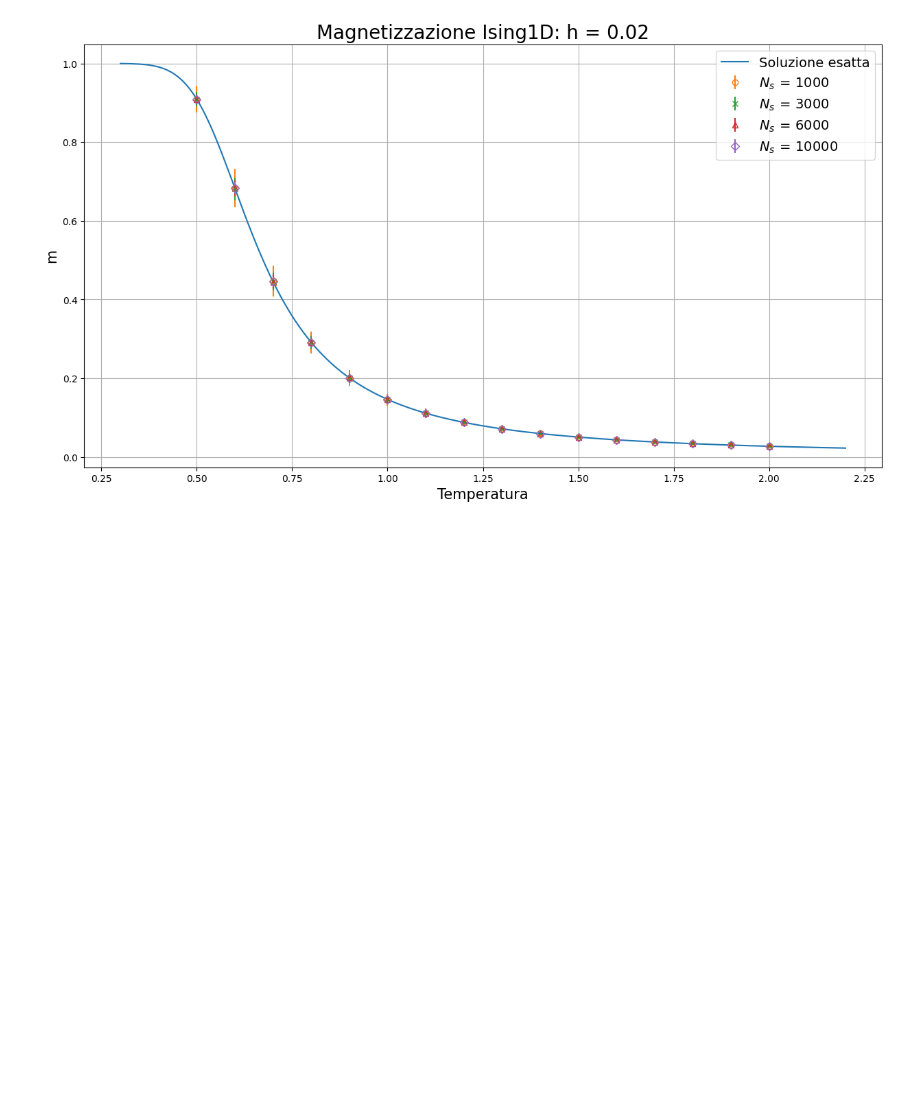
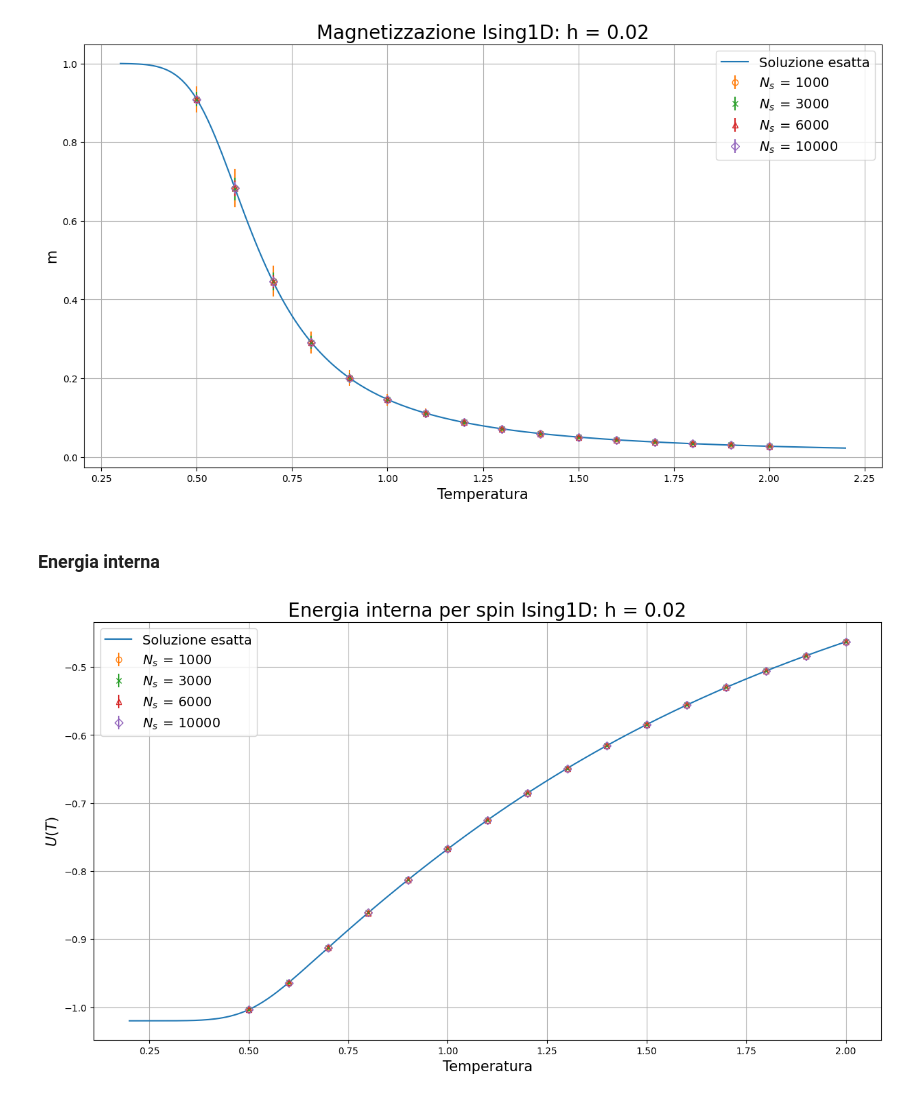
Before and after one commit to Negrini085/Simulazione-di-Materia-Condensata, a Jupyter notebook: Approfondimento/Presentazione/Immagini/grafici.ipynb, the cells around one changed output. Saved outputs shown, nothing was run; the diff lists cells and outputs as text; code cells hidden in the pictures; blank space fills up the shorter version.

```diff
--- a/Approfondimento/Presentazione/Immagini/grafici.ipynb
+++ b/Approfondimento/Presentazione/Immagini/grafici.ipynb
@@ -416,3 +444,39 @@ plt.grid(True)
 plt.show()
 # %% [output]
 [figure]
+# %% [markdown]
+### Energia interna
+# %%
+T = np.linspace(0.2, 2.0, 200)
+beta = 1/T
+h = 0.02
+J = 1.0
+
+rad = np.sqrt(np.exp(-2 * beta * J) + np.exp(2 * beta * J) * pow(np.sinh(beta * h), 2))
+
+l1 = np.exp(beta * J) * np.cosh(beta * h) + rad
+term1 = np.exp(beta * J) * (J * np.cosh(beta * h) + h * np.sinh(beta * h))
+term2 = -2 * J * np.exp(-2 * beta * J) + 2 * J * np.exp(2 * beta * J) * pow(np.sinh(beta * h), 2) + 2 * h * np.exp(2 * beta * J) * np.sinh(beta * h) * np.cosh(beta * h)
+
+ene = - (1/l1) * (term1 + term2/(2 * rad))
+
+
+fig = plt.figure(figsize = (15, 8))
+
+plt.plot(T, ene, label = 'Soluzione esatta')
+
+plt.errorbar(t_camp, ene_m_1000, yerr = ene_m_1000_err, linestyle = 'None', fmt = 'o', markerfacecolor='none', label = r'$N_{s}\,=\,1000$')
+plt.errorbar(t_camp, ene_m_3000, yerr = ene_m_3000_err, linestyle = 'None', fmt = 'x', markerfacecolor='none', label = r'$N_{s}\,=\,3000$')
+plt.errorbar(t_camp, ene_m_6000, yerr = ene_m_6000_err, linestyle = 'None', fmt = '^', markerfacecolor='none', label = r'$N_{s}\,=\,6000$')
+plt.errorbar(t_camp, ene_m_10000, yerr = ene_m_10000_err, linestyle = 'None', fmt = 'D', markerfacecolor='none', label = r'$N_{s}\,=\,10000$')
+
+
+plt.title("Energia interna per spin Ising1D: h = 0.02", fontsize = 20)
+plt.xlabel("Temperatura", fontsize = 15)
+plt.ylabel(r"$U\left(T\right)$", fontsize = 15)
+
+plt.legend(loc = 'best', fontsize = 14)
+plt.grid(True)
+plt.show()
+# %% [output]
+[figure, added]
```
Also changed, not shown: parts of 2 cells of this notebook, 4 other files.
